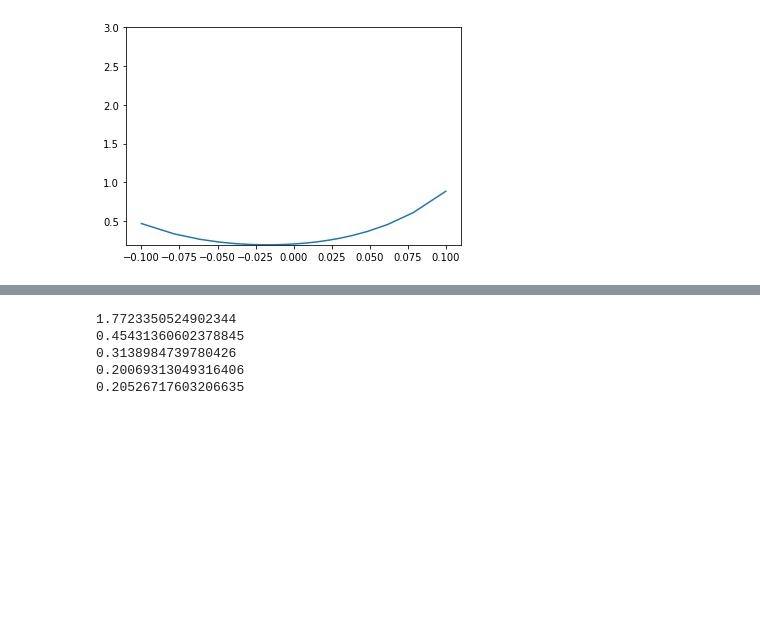
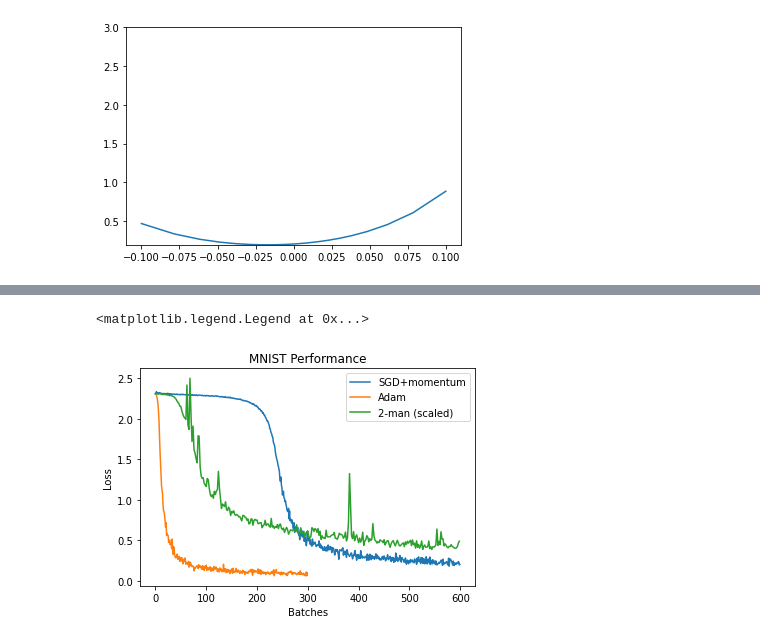
Before and after one commit to akarshkumar0101/ml-ideas, a Jupyter notebook: two_man_sgd.ipynb, the cells around one changed output, grey strips where cells are left out. Saved outputs shown, nothing was run; the diff lists cells and outputs as text; code cells hidden in the pictures; blank space fills up the shorter version.

```diff
--- a/two_man_sgd.ipynb
+++ b/two_man_sgd.ipynb
@@ -192 +314,3 @@ m = MNIST()
+# %%
+ds = mnist.MNIST()
 # %%
@@ -234,0 +326,2 @@ from tqdm import tqdm
+# %%
+data = {}
@@ -254,13 +397,13 @@ plt.ylim(fs[:, 1].min(), 3)
 (0.1917508840560913, 3.0)
 [figure]
 # %%
-def step_epsilon(x1, x, y, eps=1e-2):
-    f1, g1 = fg_fn_nn(x1, x, y)
+def step_epsilon(x1, x, y, net, opt, eps=1e-2):
+    f1, g1 = fg_fn_nn(x1, x, y, net, opt)
 
     g1n = g1/g1.norm(dim=-1, keepdim=True)
     x2 = x1 + eps*torch.randn_like(x1)-g1n*eps
 
-    f2, g2 = fg_fn_nn(x2, x, y)
+    f2, g2 = fg_fn_nn(x2, x, y, net, opt)
     x3, s, t = intercept(x1.detach(), -g1.detach(), x2.detach(), -g2.detach())
     return f1, x3, s, t
 
@@ -298,18 +443,29 @@ def fg_fn_nn(v, x, y):
 # %%
-net = Network()
+net = mnist.Network()
 opt = torch.optim.Adam(net.parameters(), lr=1e-2)
 v = nn.utils.parameters_to_vector(net.parameters()).detach().requires_grad_()
 
-eps = 3e-2
-losses = []
-for i in range(5):
-    for x, y in m.loader_train:
-        f1, v2, s, t = step_epsilon(v, x, y, eps)
+meter_acc = metrics.AverageMeter(keep_verbose_stats=True)
+meter_loss = metrics.AverageMeter(keep_verbose_stats=True)
+
+eps = 1e-3
+
+for epoch_idx in range(5):
+    for x, y in tqdm(ds.dl_train):
+        f1, v2, s, t = step_epsilon(v, x, y, net, opt, eps)
         if s>0 and t>0:
             v = v2
         # f1, v = step_smart(v, x, y)
         # print('mean abs weight ', x1.abs().mean().item())
-        print('loss ', f1.item())
-        losses.append(f1.item())
-    print('epoch done ', i)
+
+        yp = net(x)
+        loss = ds.loss_fn(yp, y)
+        acc = (yp.argmax(dim=-1)==y).sum().item()/len(x)
+        print(loss.item())
+
+        meter_acc.update(acc, len(x))
+        meter_loss.update(loss.item(), len(x))
+
+data['2mansgd_meter_loss'] = meter_loss
+data['2mansgd_meter_acc'] = meter_acc
 # %% [output]
@@ -333,3 +557,12 @@ epoch done  4
+# %%
+plt.plot(np.array(data['sgdm_meter_loss'].data)[:, 0], label='SGD+momentum')
+plt.plot(np.array(data['adam_meter_loss'].data)[:, 0], label='Adam')
+plt.plot(np.arange(300)*2, np.array(data['2mansgd_meter_loss'].data)[:, 0], label='2-man (scaled)')
+plt.title('MNIST Performance'); plt.ylabel('Loss'); plt.xlabel('Batches')
+plt.legend()
+# %% [output]
+<matplotlib.legend.Legend at 0x...>
+[figure, added]
 # %%
 # TODO: sample noise not randomly, but towards negative grad
 
@@ -340,23 +570,0 @@ from tqdm import tqdm
-# %%
-losses_sgd = []
-
-net = Network()
-opt = torch.optim.SGD(net.parameters(), lr=1e-1)
-
-for epoch_idx in range(5):
-    for x, y in m.loader_train:
-        yp = net(x)
-        loss = m.loss_func(yp, y)
-
-        opt.zero_grad()
-        loss.backward()
-        opt.step()
-
-        losses_sgd.append(loss.item())
-    print(loss.item())
-# %% [output]
-1.7723350524902344
-0.45431360602378845
-0.3138984739780426
-0.20069313049316406
-0.20526717603206635
```
Also changed, not shown: parts of 30 cells of this notebook.
